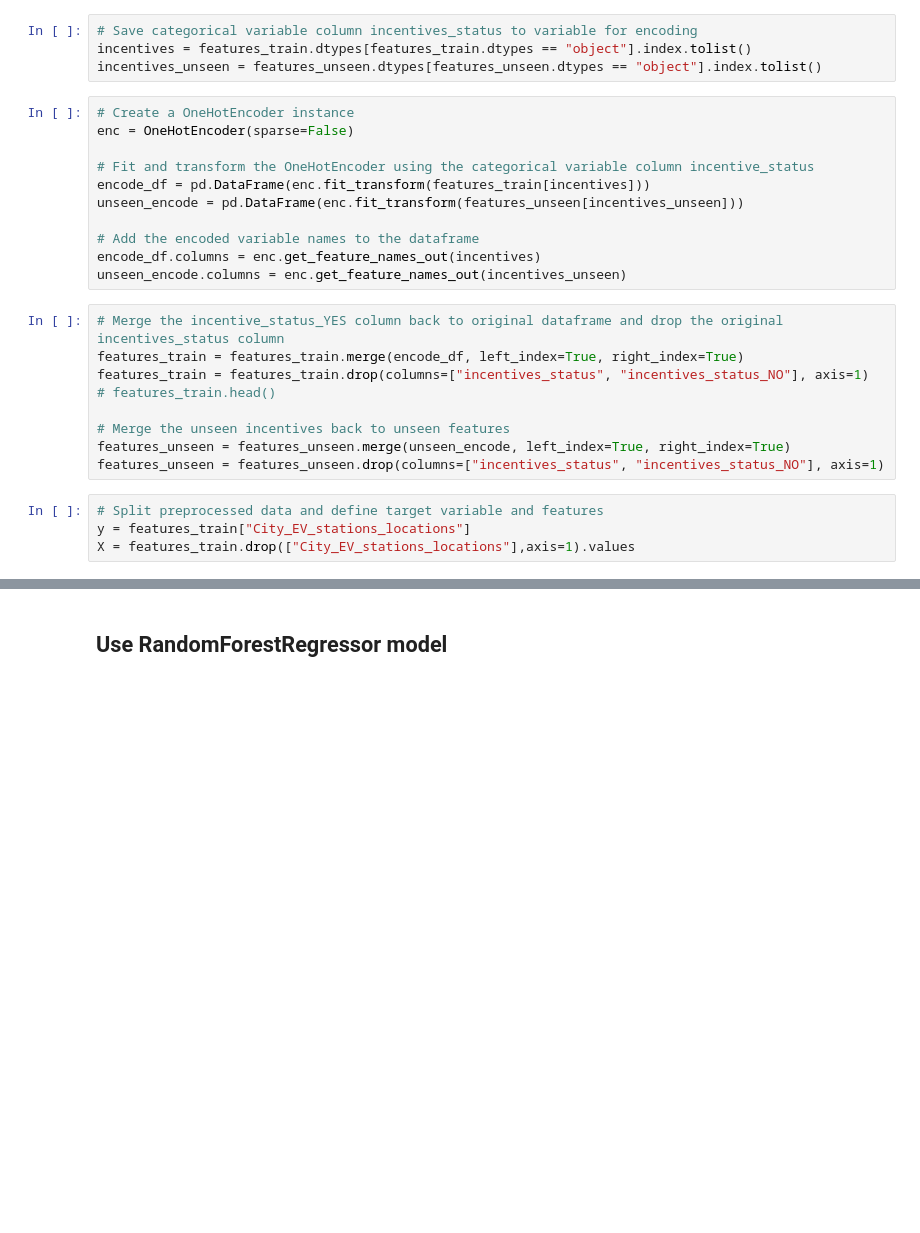
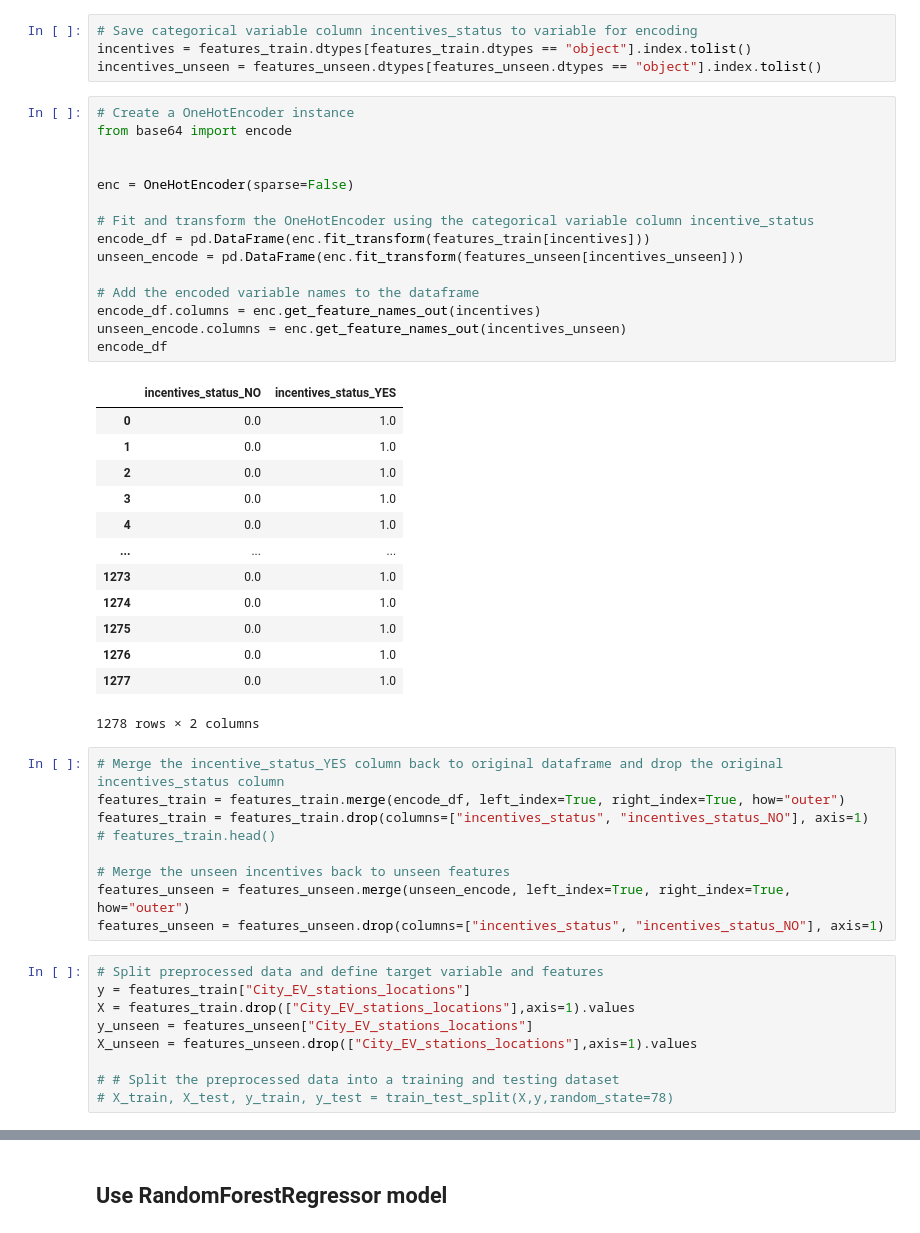
Before and after one commit to JorMerr/EV_charging_locations, a Jupyter notebook: ML_Model/ML-model.ipynb, the cells around one changed output, grey strips where cells are left out. Cells and saved outputs as stored; diff of their text form; blank space fills up the shorter version.

```diff
--- a/ML_Model/ML-model.ipynb
+++ b/ML_Model/ML-model.ipynb
@@ -77,25 +97,48 @@ incentives = features_train.dtypes[features_train.dtypes == "object"].index.toli
 incentives_unseen = features_unseen.dtypes[features_unseen.dtypes == "object"].index.tolist()
 # %%
 # Create a OneHotEncoder instance
+from base64 import encode
+
+
 enc = OneHotEncoder(sparse=False)
 
 # Fit and transform the OneHotEncoder using the categorical variable column incentive_status
 encode_df = pd.DataFrame(enc.fit_transform(features_train[incentives]))
 unseen_encode = pd.DataFrame(enc.fit_transform(features_unseen[incentives_unseen]))
 
 # Add the encoded variable names to the dataframe
 encode_df.columns = enc.get_feature_names_out(incentives)
 unseen_encode.columns = enc.get_feature_names_out(incentives_unseen)
+encode_df
+# %% [output]
+|  | incentives_status_NO | incentives_status_YES |
+| 0 | 0.0 | 1.0 |
+| 1 | 0.0 | 1.0 |
+| 2 | 0.0 | 1.0 |
+| 3 | 0.0 | 1.0 |
+| 4 | 0.0 | 1.0 |
+| ... | ... | ... |
+| 1273 | 0.0 | 1.0 |
+| 1274 | 0.0 | 1.0 |
+| 1275 | 0.0 | 1.0 |
+| 1276 | 0.0 | 1.0 |
+| 1277 | 0.0 | 1.0 |
+1278 rows × 2 columns
 # %%
 # Merge the incentive_status_YES column back to original dataframe and drop the original incentives_status column
-features_train = features_train.merge(encode_df, left_index=True, right_index=True)
+features_train = features_train.merge(encode_df, left_index=True, right_index=True, how="outer")
 features_train = features_train.drop(columns=["incentives_status", "incentives_status_NO"], axis=1)
 # features_train.head()
 
 # Merge the unseen incentives back to unseen features
-features_unseen = features_unseen.merge(unseen_encode, left_index=True, right_index=True)
+features_unseen = features_unseen.merge(unseen_encode, left_index=True, right_index=True, how="outer")
 features_unseen = features_unseen.drop(columns=["incentives_status", "incentives_status_NO"], axis=1)
 # %%
 # Split preprocessed data and define target variable and features
 y = features_train["City_EV_stations_locations"]
 X = features_train.drop(["City_EV_stations_locations"],axis=1).values
+y_unseen = features_unseen["City_EV_stations_locations"]
+X_unseen = features_unseen.drop(["City_EV_stations_locations"],axis=1).values
+
+# # Split the preprocessed data into a training and testing dataset
+# X_train, X_test, y_train, y_test = train_test_split(X,y,random_state=78)
```
Also changed, not shown: parts of 18 cells of this notebook, 3 other files.
